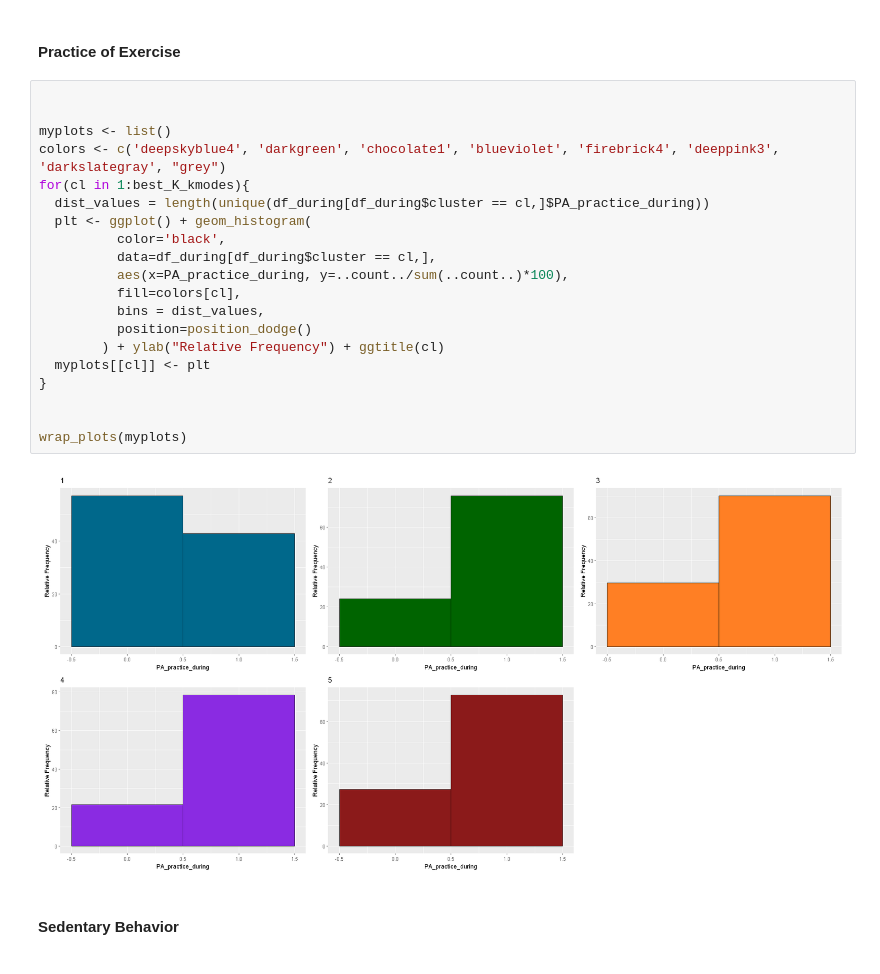
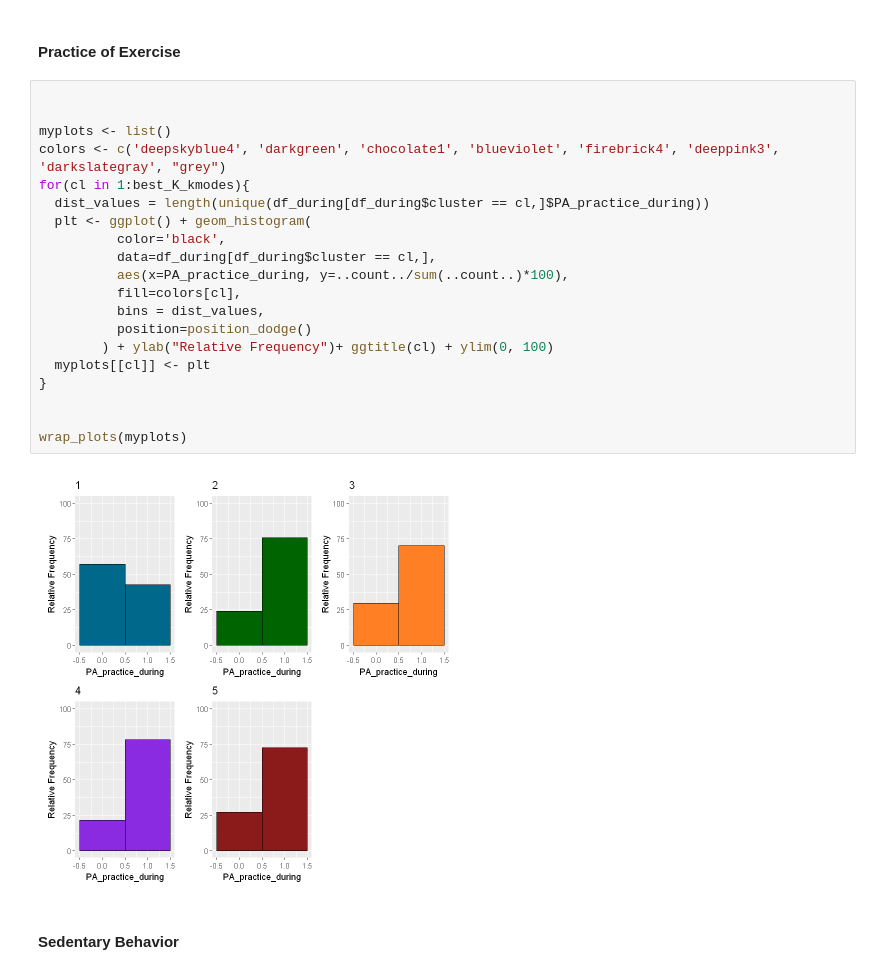
Before and after one commit to LASOS-INT/Barreiras-e-Facilitadores, a Jupyter notebook: R-notebooks/Clustering/barriers/barriers_clustering_kmodes_calinski.ipynb, the cells around one changed output. Saved outputs shown, nothing was run; the diff lists cells and outputs as text.

```diff
--- a/R-notebooks/Clustering/barriers/barriers_clustering_kmodes_calinski.ipynb
+++ b/R-notebooks/Clustering/barriers/barriers_clustering_kmodes_calinski.ipynb
@@ -132,25 +160,25 @@ table(df_during$cluster)
 # %%
 
 
 myplots <- list()
 colors <- c('deepskyblue4', 'darkgreen', 'chocolate1', 'blueviolet', 'firebrick4', 'deeppink3', 'darkslategray', "grey")
 for(cl in 1:best_K_kmodes){
   dist_values = length(unique(df_during[df_during$cluster == cl,]$PA_practice_during))
   plt <- ggplot() + geom_histogram(
           color='black',
           data=df_during[df_during$cluster == cl,],
           aes(x=PA_practice_during, y=..count../sum(..count..)*100),
           fill=colors[cl],
           bins = dist_values,
           position=position_dodge()
-        ) + ylab("Relative Frequency") + ggtitle(cl)
+        ) + ylab("Relative Frequency")+ ggtitle(cl) + ylim(0, 100)
   myplots[[cl]] <- plt
 }
 
 
 wrap_plots(myplots)
 # %% [output]
-[figure, old version]
+[figure, new version]
 # %% [markdown]
 #### Sedentary Behavior
 # %%
```
Also changed, not shown: parts of 15 cells of this notebook, 3 other files.
